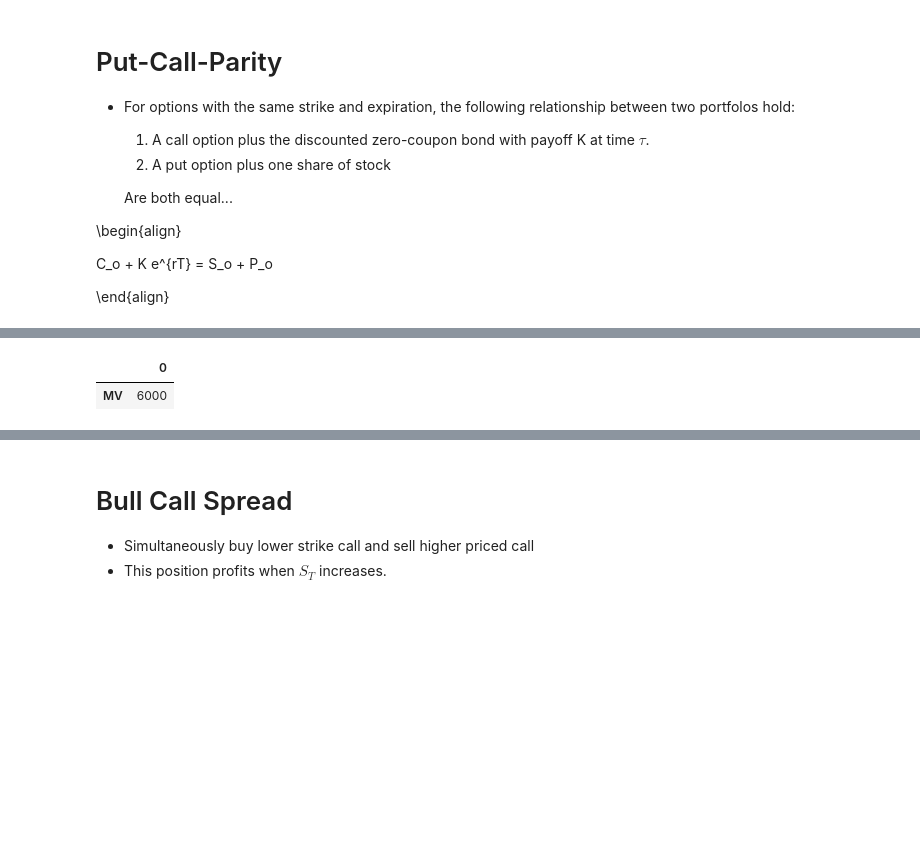
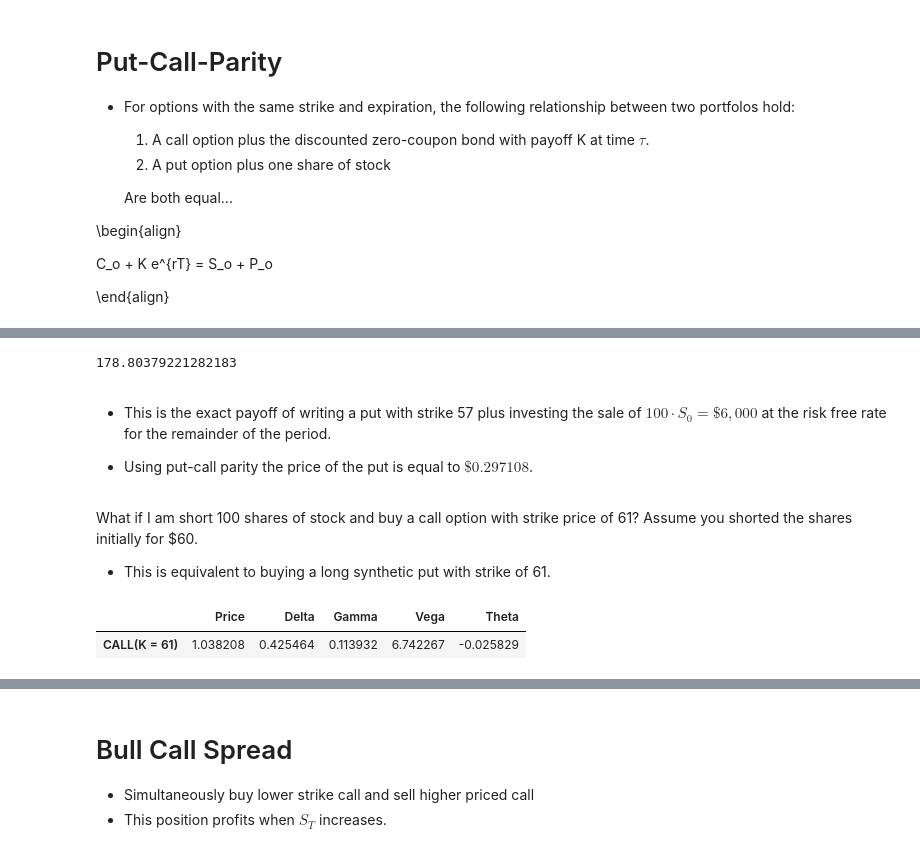
Before and after one commit to dcstein22/Option_Theory, a Jupyter notebook: lesson1_keegan.ipynb, the cells around one changed output, grey strips where cells are left out. Drawn from its saved outputs; the diff is of its cells as text; code cells hidden in the pictures; blank space fills up the shorter version.

```diff
--- a/lesson1_keegan.ipynb
+++ b/lesson1_keegan.ipynb
@@ -228,12 +230,14 @@ A portfolio that consists of 1-share of stock and a short position in a European
 # %%
-Ss = np.linspace(40,80,num = 161)
+Ss = np.linspace(50,70,num = 161)
 ivol1 = .20
 Time = 30/365
 r = 0.05
 spot = 60
-strike_ = 68
+strike_ = 67
 Vp = pd.DataFrame([100*spot],index = ['MV'])
-Vp
+co = Option_Pricer(CALL(S0 = spot, K = strike_, R = r, Sigma = ivol1,T = Time))
+price_0 = co.price_derivative()*100
-# %% [output]
-|  | 0 |
-| MV | 6000 |
+# %%
+price_0
+# %% [output]
+178.80379221282183
@@ -239,0 +251,4 @@ Vp
+# %% [markdown]
+- This is the exact payoff of writing a put with strike 57 plus investing the sale of $100 \cdot S_0 = \$6,000$ at the risk free rate for the remainder of the period.
+
+- Using put-call parity the price of the put is equal to $\$0.297108$.
@@ -239,0 +259,9 @@ Vp
+# %% [markdown]
+What if I am short 100 shares of stock and buy a call option with strike price of 61? Assume you shorted the shares initially for $60.
+
+- This is equivalent to buying a long synthetic put with strike of 61.
+# %%
+co.return_values()
+# %% [output]
+|  | Price | Delta | Gamma | Vega | Theta |
+| CALL(K = 61) | 1.038208 | 0.425464 | 0.113932 | 6.742267 | -0.025829 |
```
Also changed, not shown: parts of 8 cells of this notebook.
